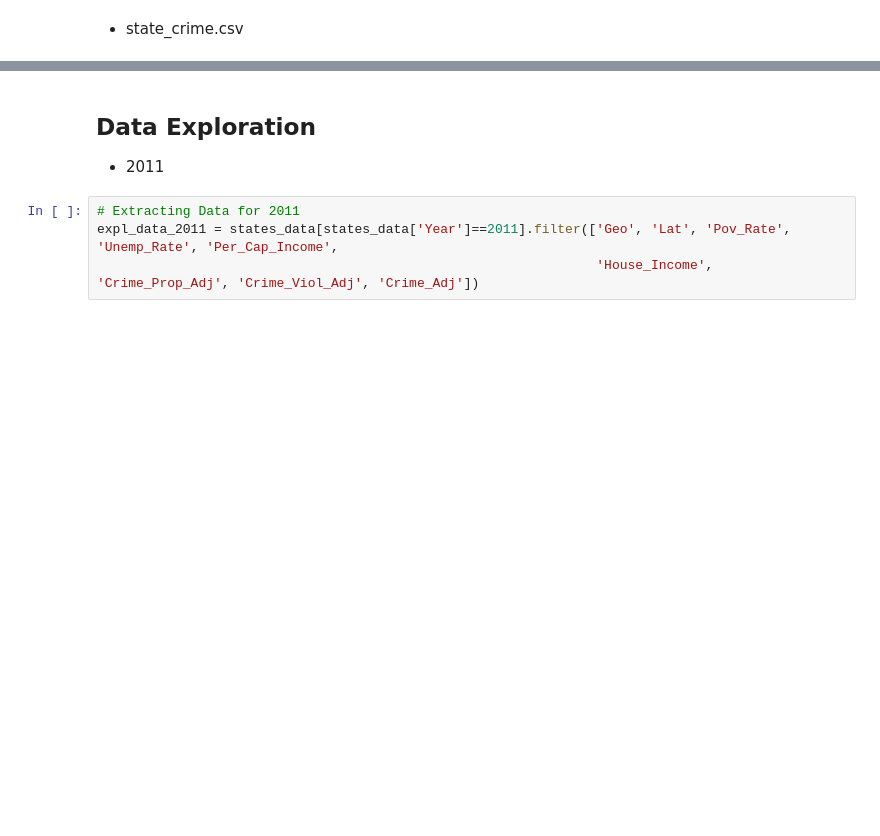
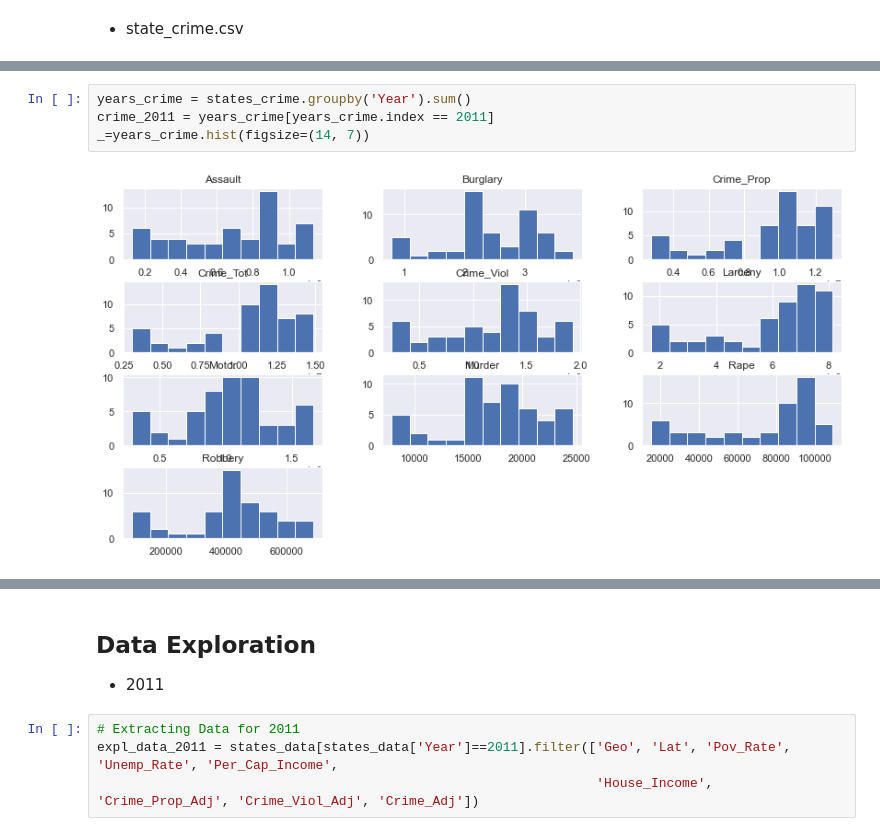
Before and after one commit to OlegRyzhkov2020/API-challenge, a Jupyter notebook: CrimePy_Project/_main_analysis.ipynb, the cells around one changed output, grey strips where cells are left out. Drawn from its saved outputs; the diff is of its cells as text; blank space fills up the shorter version.

```diff
--- a/CrimePy_Project/_main_analysis.ipynb
+++ b/CrimePy_Project/_main_analysis.ipynb
@@ -61,0 +61,6 @@ states_crime.head()
+# %%
+years_crime = states_crime.groupby('Year').sum()
+crime_2011 = years_crime[years_crime.index == 2011]
+_=years_crime.hist(figsize=(14, 7))
+# %% [output]
+[figure, added]
```
Also changed, not shown: parts of 17 cells of this notebook, 13 other files.
